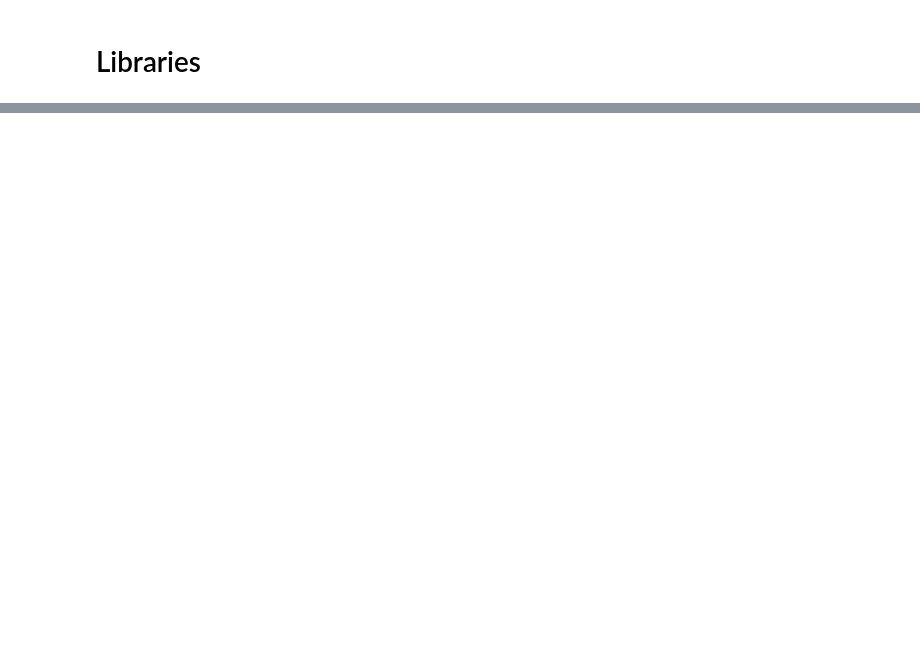
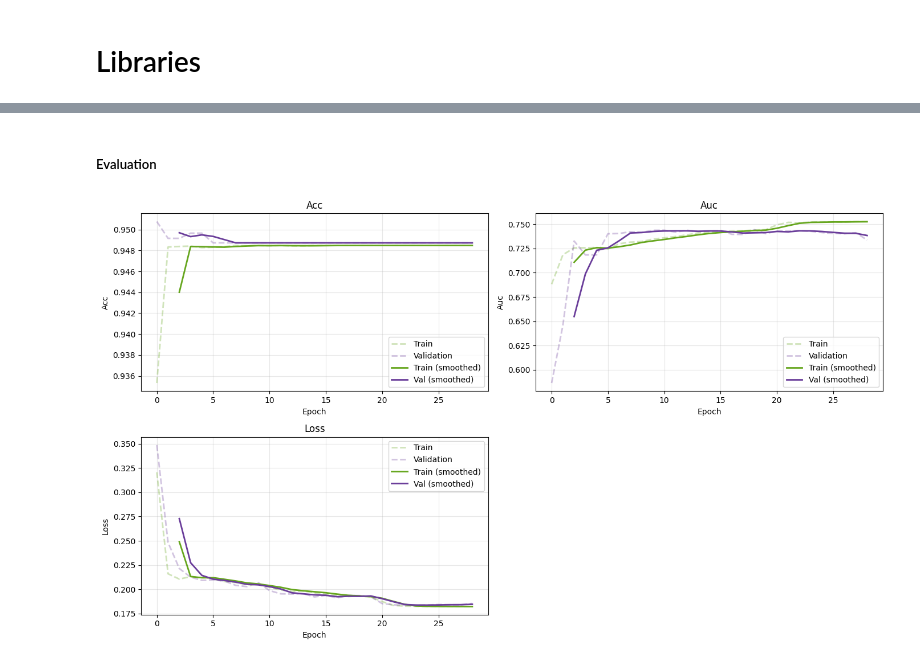
Before and after one commit to shabnamsattar/Human-Data-Analysis, a Jupyter notebook: chestMNIST/chestMNIST.ipynb, the cells around one changed output, grey strips where cells are left out. Drawn from its saved outputs; the diff is of its cells as text; code cells hidden in the pictures; blank space fills up the shorter version.

```diff
--- a/chestMNIST/chestMNIST.ipynb
+++ b/chestMNIST/chestMNIST.ipynb
@@ -719,0 +1260,12 @@ Micro F1-score: 0.1149
+# %%
+data_1 = np.load('/content/drive/MyDrive/chestMNIST/BBox/train_bbox_CNN_64.npz')
+train_img_bbox_64_cnn = data_1['images']
+train_img_bbox_64_cnn = np.squeeze(train_img_bbox_64_cnn)
+train_lbl_bbox_64_cnn = data_1['labels']
+train_lbl_bbox_64_cnn = np.squeeze(train_lbl_bbox_64_cnn)
+# %%
+data_2 = np.load('/content/drive/MyDrive/chestMNIST/BBox/val_bbox_CNN_64.npz')
+val_img_bbox_64_cnn = data_2['images']
+val_img_bbox_64_cnn = np.squeeze(val_img_bbox_64_cnn)
+val_lbl_bbox_64_cnn = data_2['labels']
+val_lbl_bbox_64_cnn = np.squeeze(val_lbl_bbox_64_cnn)
@@ -719,0 +1282,16 @@ Micro F1-score: 0.1149
+# %%
+train_generator_64 = data_generator_1(train_img_bbox_64_cnn, train_lbl_bbox_64_cnn, batch_size=64, augmentation=True, seed=SEED)
+valid_generator_64 = data_generator_1(val_img_bbox_64_cnn, val_lbl_bbox_64_cnn, batch_size=64, augmentation=False, seed=SEED)
+test_generator_64 = data_generator_1(test_img_bbox_64_cnn, test_lbl_bbox_64_cnn,batch_size=64, augmentation=False, seed=SEED)
+# %%
+model_base = '/content/drive/MyDrive/chestMNIST/CNN_local_64'
+
+CNN_local_64 , CNN_local_64_history = run_experiment(
+    loss='binary_crossentropy',
+    batch_size=64,
+    num_epochs=50,
+    model=CNN5layers((64, 64, 1), num_classes=14),
+    train_generator=train_generator_64,
+    val_generator=valid_generator_64,
+    model_base=model_base
+)
@@ -719,0 +1318,6 @@ Micro F1-score: 0.1149
+# %% [markdown]
+##### Evaluation
+# %%
+plot_training_history(CNN_local_64_history, smoothing_window= 3, show_raw=True)
+# %% [output]
+[figure, added]
```
Also changed, not shown: parts of 435 cells of this notebook.
